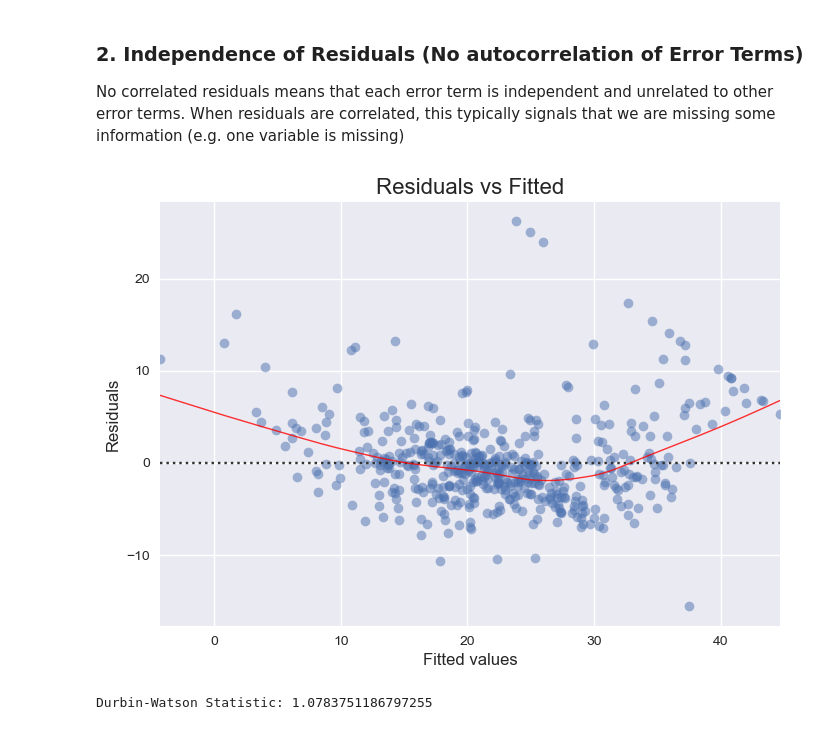
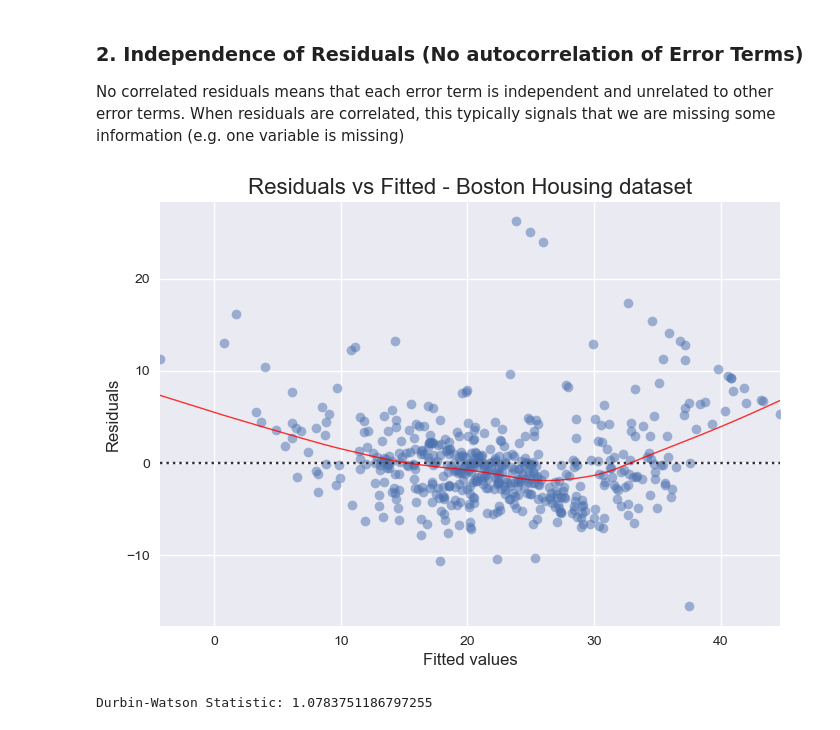
Before and after one commit to jralbala/Linear-Regression-Assumptions, a Jupyter notebook: Final Project.ipynb, the cells around one changed output. Cells and saved outputs as stored; diff of their text form; code cells hidden in the pictures.

```diff
--- a/Final Project.ipynb
+++ b/Final Project.ipynb
@@ -262,26 +290,26 @@ No correlated residuals means that each error term is independent and unrelated
 # %%
 # Predicted values for independent variable
 y_pred = lm.fittedvalues
 
 # Plot format
 plt.style.use('seaborn')
 plt.rc('font', size=14)
 plt.rc('figure', titlesize=18)
 plt.rc('axes', labelsize=12)
 plt.rc('axes', titlesize=16)
 
 plot_lm_1 = plt.figure()
 sns.residplot(x=y_pred, y=y,
               lowess=True,
               scatter_kws={'alpha': 0.5},
               line_kws={'color': 'red', 'lw': 1, 'alpha': 0.8})
 
-plt.title('Residuals vs Fitted')
+plt.title('Residuals vs Fitted - Boston Housing dataset')
 plt.xlabel('Fitted values')
 plt.ylabel('Residuals')
 plt.show()
 # %% [output]
-[figure, old version]
+[figure, new version]
 # %%
 durbin_watson_statistic = durbin_watson(resids=np.array(lm.resid))
 print("Durbin-Watson Statistic:", durbin_watson_statistic)
```
Also changed, not shown: parts of 51 cells of this notebook.
